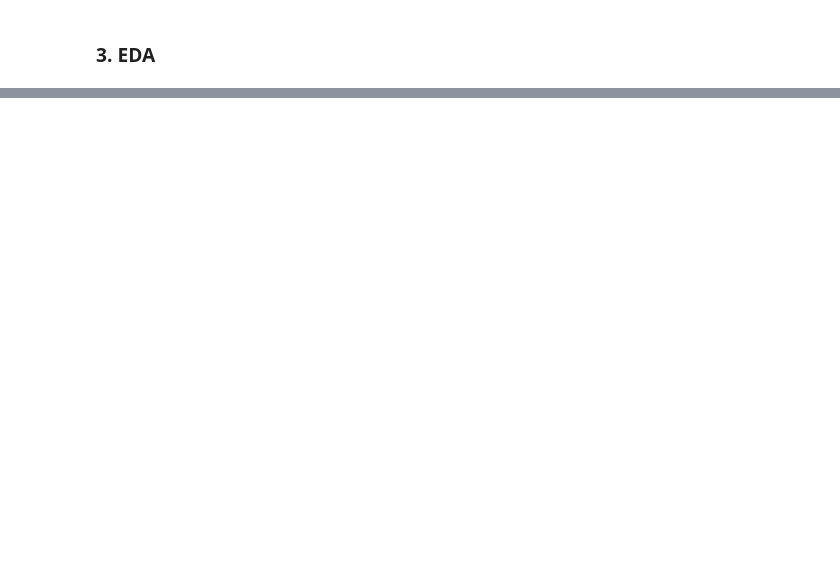
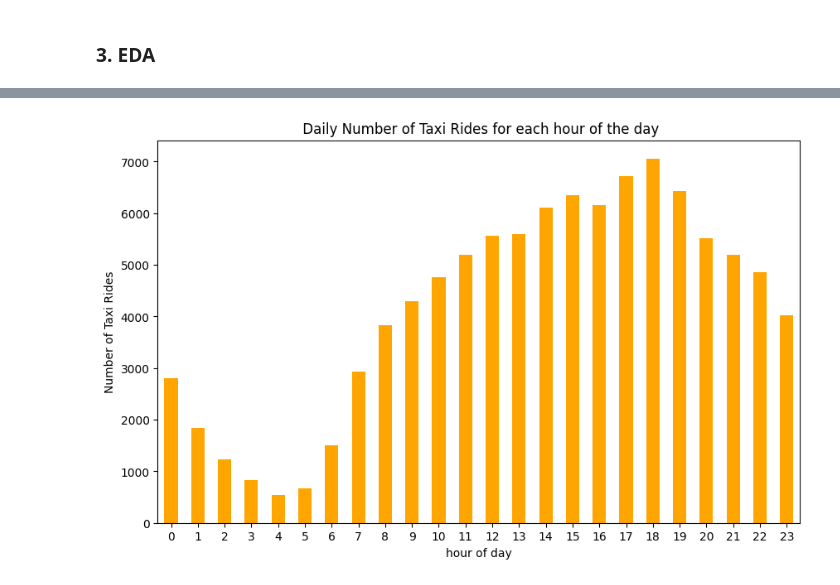
Before and after one commit to gabrielecola/NYC_Taxi, a Jupyter notebook: NYC_Taxi2.ipynb, the cells around one changed output, grey strips where cells are left out. Cells and saved outputs as stored; diff of their text form; code cells hidden in the pictures; blank space fills up the shorter version.

```diff
--- a/NYC_Taxi2.ipynb
+++ b/NYC_Taxi2.ipynb
@@ -242,0 +249,18 @@ describe_df.reset_index().rename(columns={"index": "variabile"})
+# %%
+df['trip_duration_minutes'] = (df['dropoff_datetime'] - df['pickup_datetime']).dt.total_seconds() / 60
+
+
+valid_duration_distance = df[
+    (df['trip_duration_minutes'] > 0) &
+    (df['trip_distance'] > 0)
+]
+
+
+average_duration = valid_duration_distance['trip_duration_minutes'].mean()
+average_distance = valid_duration_distance['trip_distance'].mean()
+average_fare = df['fare_amount'].mean()
+
+
+print(f"Average Duration: {average_duration:.2f} minuti")
+print(f"Average Distance: {average_distance:.2f} miglia")
+print(f"Average Fare: ${average_fare:.2f}")
@@ -242,0 +302,6 @@ describe_df.reset_index().rename(columns={"index": "variabile"})
+# %%
+df["pickup_hour"] = df["pickup_datetime"].dt.strftime("%H:00")
+
+hourly_trips = df["pickup_hour"].value_counts()
+
+print(hourly_trips.head(10))
@@ -242,0 +321,14 @@ describe_df.reset_index().rename(columns={"index": "variabile"})
+# %%
+# Daily Number of Taxi Rides for each hour of the day
+df['pickup_hour'] = df['pickup_datetime'].dt.hour
+hourly_trips = df['pickup_hour'].value_counts().sort_index()
+plt.figure(figsize=(10, 6))
+hourly_trips.plot(kind='bar', color='orange')
+plt.title(" Daily Number of Taxi Rides for each hour of the day")
+plt.xlabel("hour of day")
+plt.ylabel("Number of Taxi Rides")
+plt.xticks(rotation=0)
+plt.grid(False)
+plt.show()
+# %% [output]
+[figure, added]
```
Also changed, not shown: parts of 36 cells of this notebook.
